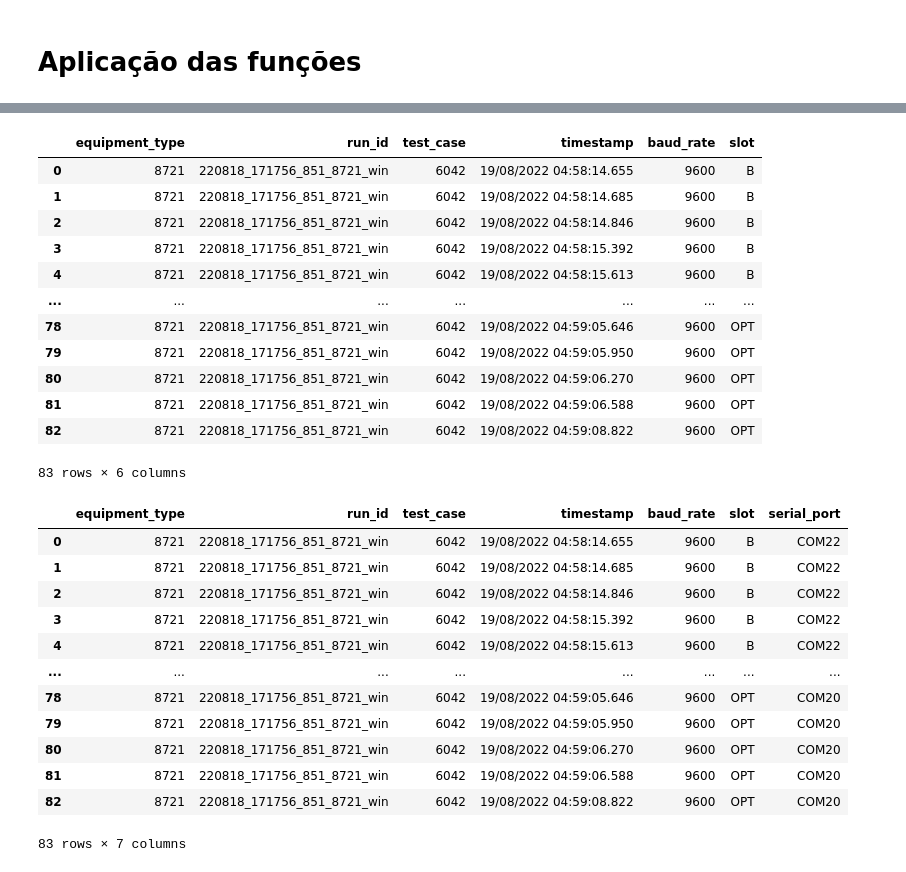
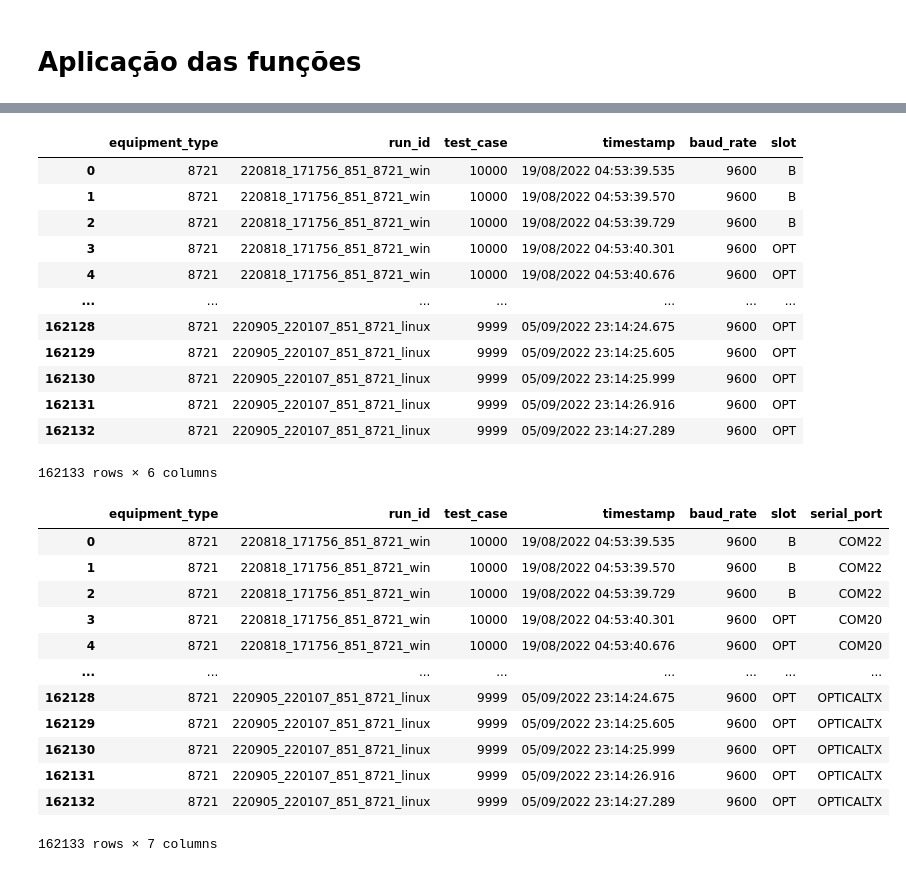
Before and after one commit to mthSolon/logs_ativ, a Jupyter notebook: main2.ipynb, the cells around one changed output, grey strips where cells are left out. Saved outputs shown, nothing was run; the diff lists cells and outputs as text; code cells hidden in the pictures.

```diff
--- a/main2.ipynb
+++ b/main2.ipynb
@@ -351,6 +376,7 @@ def get_command_name(row):
 logs['equipment_type'] = get_equipment_type(path_logs)
 # %%
 logs['run_id'] = logs.apply(get_run_ids, path=path_logs, axis=1)
+logs = logs.explode('run_id', ignore_index=True)
 # %%
 logs['test_case'] = logs.apply(get_test_case, path=path_logs, axis=1)
 logs = logs.explode('test_case', ignore_index=True)
@@ -375,0 +416,4 @@ logs
+# %%
+bauds = get_baud_rate(path_logs)
+logs['baud_rate'] = logs.apply(apply_baud_rate, baud_dict=bauds, axis=1)
+logs
@@ -376,3 +434,4 @@ logs
 # %%
-logs['baud_rate'] = logs.apply(get_baud_rate, path=path_logs, axis=1)
-logs
+# same_test_case = False
+# logs['baud_rate'], same_test_case = logs.apply(get_baud_rate, path=path_logs, same_test_case=same_test_case, axis=1)
+# logs
@@ -393,35 +438,37 @@ logs
 # %%
-logs['slot'] = logs.apply(get_slot, path=path_logs, axis=1)
+slots = get_slot(path_logs)
+logs['slot'] = logs.apply(apply_slot, slots_dict=slots, axis=1)
 logs
 # %% [output]
 |  | equipment_type | run_id | test_case | timestamp | baud_rate | slot |
-| 0 | 8721 | 220818_171756_851_8721_win | 6042 | 19/08/2022 04:58:14.655 | 9600 | B |
-| 1 | 8721 | 220818_171756_851_8721_win | 6042 | 19/08/2022 04:58:14.685 | 9600 | B |
-| 2 | 8721 | 220818_171756_851_8721_win | 6042 | 19/08/2022 04:58:14.846 | 9600 | B |
-| 3 | 8721 | 220818_171756_851_8721_win | 6042 | 19/08/2022 04:58:15.392 | 9600 | B |
-| 4 | 8721 | 220818_171756_851_8721_win | 6042 | 19/08/2022 04:58:15.613 | 9600 | B |
+| 0 | 8721 | 220818_171756_851_8721_win | 10000 | 19/08/2022 04:53:39.535 | 9600 | B |
+| 1 | 8721 | 220818_171756_851_8721_win | 10000 | 19/08/2022 04:53:39.570 | 9600 | B |
+| 2 | 8721 | 220818_171756_851_8721_win | 10000 | 19/08/2022 04:53:39.729 | 9600 | B |
+| 3 | 8721 | 220818_171756_851_8721_win | 10000 | 19/08/2022 04:53:40.301 | 9600 | OPT |
+| 4 | 8721 | 220818_171756_851_8721_win | 10000 | 19/08/2022 04:53:40.676 | 9600 | OPT |
 | ... | ... | ... | ... | ... | ... | ... |
-| 78 | 8721 | 220818_171756_851_8721_win | 6042 | 19/08/2022 04:59:05.646 | 9600 | OPT |
-| 79 | 8721 | 220818_171756_851_8721_win | 6042 | 19/08/2022 04:59:05.950 | 9600 | OPT |
-| 80 | 8721 | 220818_171756_851_8721_win | 6042 | 19/08/2022 04:59:06.270 | 9600 | OPT |
-| 81 | 8721 | 220818_171756_851_8721_win | 6042 | 19/08/2022 04:59:06.588 | 9600 | OPT |
-| 82 | 8721 | 220818_171756_851_8721_win | 6042 | 19/08/2022 04:59:08.822 | 9600 | OPT |
+| 162128 | 8721 | 220905_220107_851_8721_linux | 9999 | 05/09/2022 23:14:24.675 | 9600 | OPT |
+| 162129 | 8721 | 220905_220107_851_8721_linux | 9999 | 05/09/2022 23:14:25.605 | 9600 | OPT |
+| 162130 | 8721 | 220905_220107_851_8721_linux | 9999 | 05/09/2022 23:14:25.999 | 9600 | OPT |
+| 162131 | 8721 | 220905_220107_851_8721_linux | 9999 | 05/09/2022 23:14:26.916 | 9600 | OPT |
+| 162132 | 8721 | 220905_220107_851_8721_linux | 9999 | 05/09/2022 23:14:27.289 | 9600 | OPT |
-83 rows × 6 columns
+162133 rows × 6 columns
 # %%
-logs['serial_port'] = logs.apply(get_serial_port, path=path_logs, axis=1)
+serial_ports = get_serial_port(path_logs)
+logs['serial_port'] = logs.apply(apply_serial_port, serial_ports_dict=serial_ports, axis=1)
 logs
 # %% [output]
 |  | equipment_type | run_id | test_case | timestamp | baud_rate | slot | serial_port |
-| 0 | 8721 | 220818_171756_851_8721_win | 6042 | 19/08/2022 04:58:14.655 | 9600 | B | COM22 |
-| 1 | 8721 | 220818_171756_851_8721_win | 6042 | 19/08/2022 04:58:14.685 | 9600 | B | COM22 |
-| 2 | 8721 | 220818_171756_851_8721_win | 6042 | 19/08/2022 04:58:14.846 | 9600 | B | COM22 |
-| 3 | 8721 | 220818_171756_851_8721_win | 6042 | 19/08/2022 04:58:15.392 | 9600 | B | COM22 |
-| 4 | 8721 | 220818_171756_851_8721_win | 6042 | 19/08/2022 04:58:15.613 | 9600 | B | COM22 |
+| 0 | 8721 | 220818_171756_851_8721_win | 10000 | 19/08/2022 04:53:39.535 | 9600 | B | COM22 |
+| 1 | 8721 | 220818_171756_851_8721_win | 10000 | 19/08/2022 04:53:39.570 | 9600 | B | COM22 |
+| 2 | 8721 | 220818_171756_851_8721_win | 10000 | 19/08/2022 04:53:39.729 | 9600 | B | COM22 |
+| 3 | 8721 | 220818_171756_851_8721_win | 10000 | 19/08/2022 04:53:40.301 | 9600 | OPT | COM20 |
+| 4 | 8721 | 220818_171756_851_8721_win | 10000 | 19/08/2022 04:53:40.676 | 9600 | OPT | COM20 |
 | ... | ... | ... | ... | ... | ... | ... | ... |
-| 78 | 8721 | 220818_171756_851_8721_win | 6042 | 19/08/2022 04:59:05.646 | 9600 | OPT | COM20 |
-| 79 | 8721 | 220818_171756_851_8721_win | 6042 | 19/08/2022 04:59:05.950 | 9600 | OPT | COM20 |
-| 80 | 8721 | 220818_171756_851_8721_win | 6042 | 19/08/2022 04:59:06.270 | 9600 | OPT | COM20 |
-| 81 | 8721 | 220818_171756_851_8721_win | 6042 | 19/08/2022 04:59:06.588 | 9600 | OPT | COM20 |
-| 82 | 8721 | 220818_171756_851_8721_win | 6042 | 19/08/2022 04:59:08.822 | 9600 | OPT | COM20 |
+| 162128 | 8721 | 220905_220107_851_8721_linux | 9999 | 05/09/2022 23:14:24.675 | 9600 | OPT | OPTICALTX |
+| 162129 | 8721 | 220905_220107_851_8721_linux | 9999 | 05/09/2022 23:14:25.605 | 9600 | OPT | OPTICALTX |
+| 162130 | 8721 | 220905_220107_851_8721_linux | 9999 | 05/09/2022 23:14:25.999 | 9600 | OPT | OPTICALTX |
+| 162131 | 8721 | 220905_220107_851_8721_linux | 9999 | 05/09/2022 23:14:26.916 | 9600 | OPT | OPTICALTX |
+| 162132 | 8721 | 220905_220107_851_8721_linux | 9999 | 05/09/2022 23:14:27.289 | 9600 | OPT | OPTICALTX |
-83 rows × 7 columns
+162133 rows × 7 columns
 # %%
```
Also changed, not shown: parts of 25 cells of this notebook.
